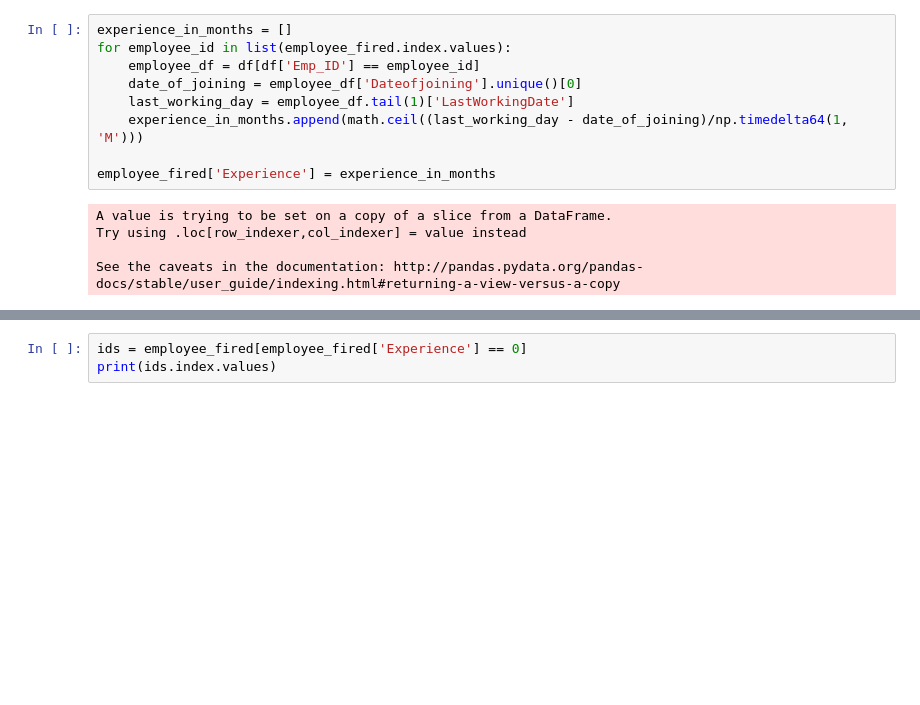
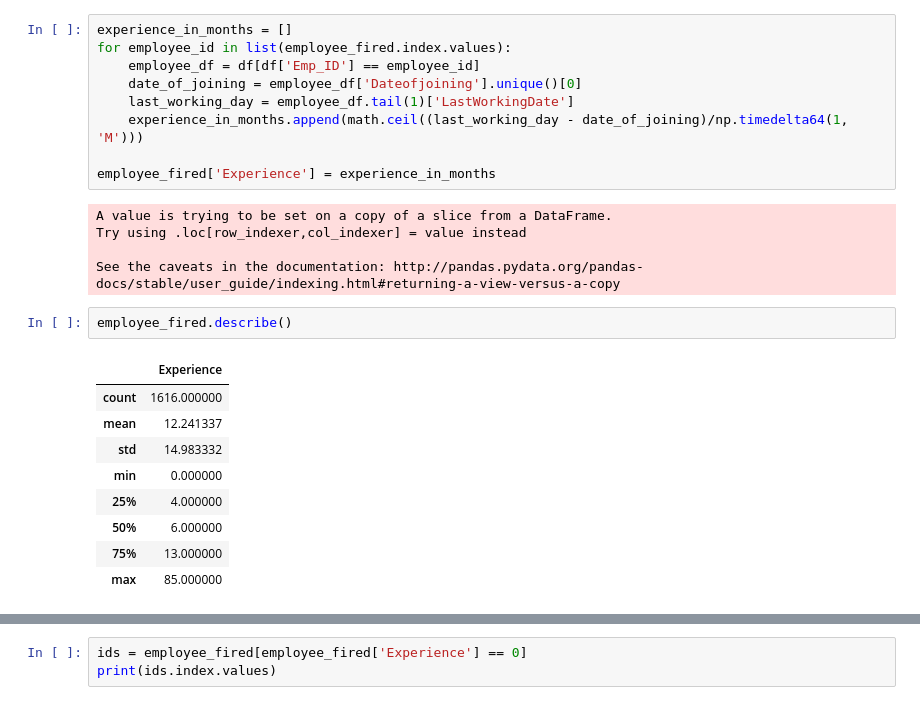
Before and after one commit to anniepank/Hackathon, a Jupyter notebook: Employees_churn_Sveta.ipynb, the cells around one changed output, grey strips where cells are left out. Saved outputs shown, nothing was run; the diff lists cells and outputs as text; blank space fills up the shorter version.

```diff
--- a/Employees_churn_Sveta.ipynb
+++ b/Employees_churn_Sveta.ipynb
@@ -227,3 +265,15 @@ A value is trying to be set on a copy of a slice from a DataFrame.
 Try using .loc[row_indexer,col_indexer] = value instead
 
 See the caveats in the documentation: http://pandas.pydata.org/pandas-docs/stable/user_guide/indexing.html#returning-a-view-versus-a-copy
+# %%
+employee_fired.describe()
+# %% [output]
+|  | Experience |
+| count | 1616.000000 |
+| mean | 12.241337 |
+| std | 14.983332 |
+| min | 0.000000 |
+| 25% | 4.000000 |
+| 50% | 6.000000 |
+| 75% | 13.000000 |
+| max | 85.000000 |
```
Also changed, not shown: parts of 15 cells of this notebook.
